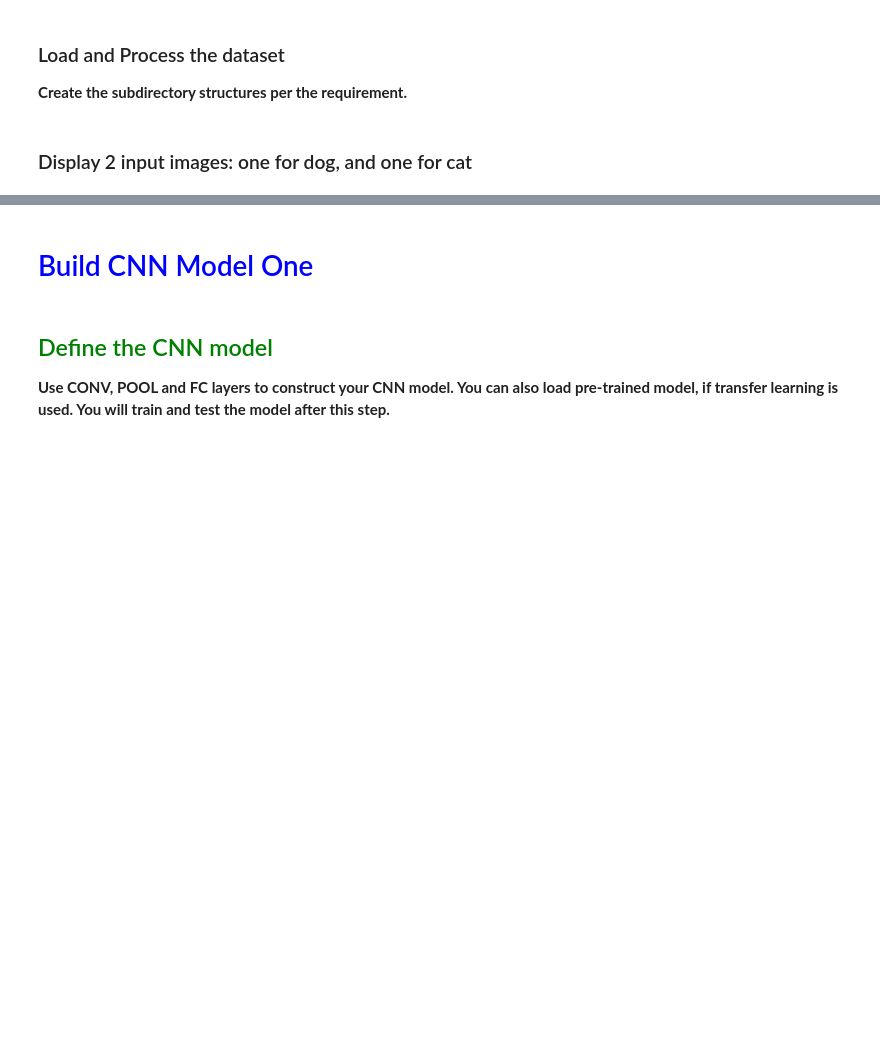
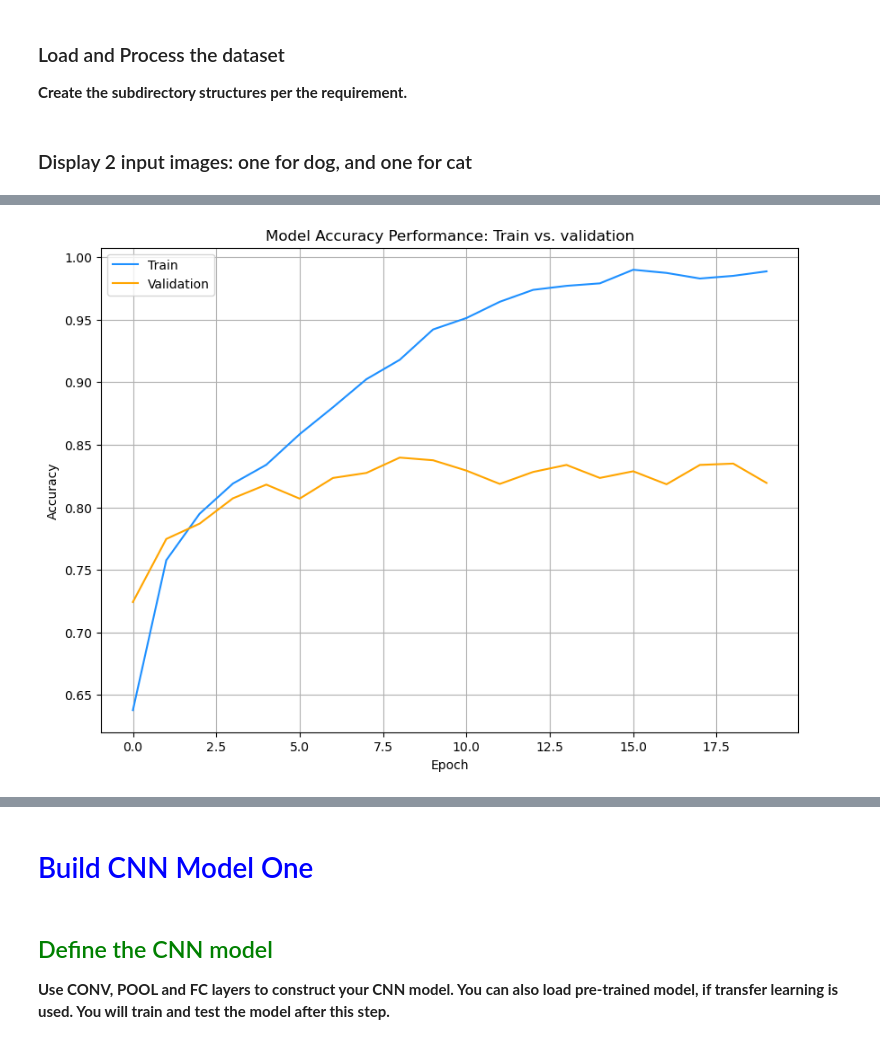
Before and after one commit to rbrinson2/EE-6770-Application_Neural_Network, a Jupyter notebook: Homework5/EE6770_F24_HW5.ipynb, the cells around one changed output, grey strips where cells are left out. Cells and saved outputs as stored; diff of their text form; code cells hidden in the pictures; blank space fills up the shorter version.

```diff
--- a/Homework5/EE6770_F24_HW5.ipynb
+++ b/Homework5/EE6770_F24_HW5.ipynb
@@ -48,0 +207,22 @@ __Create the subdirectory structures per the requirement.__
+# %%
+accu = history.history['accuracy']  # Loss data for Training
+accu_val = history.history['val_accuracy']
+
+plt.figure(figsize=(10,7))
+
+plt.title('Model Accuracy Performance: Train vs. validation')
+plt.plot(accu, color='DodgerBlue', label='Train')
+plt.plot(accu_val, color='orange', label='Validation')
+
+plt.ylabel('Accuracy')
+plt.xlabel('Epoch')
+
+plt.legend()
+plt.grid()
+plt.show()
+
+loss, accuracy = model.evaluate(test_data, verbose=1)
+
+y_pred = model.predict(test_data)
+# %% [output]
+[figure, added]
```
Also changed, not shown: parts of 9 cells of this notebook, 3 other files.
